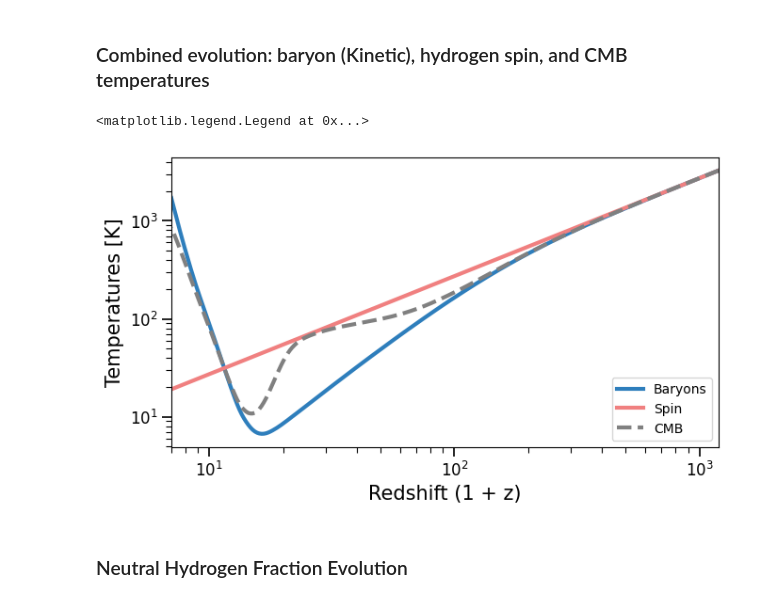
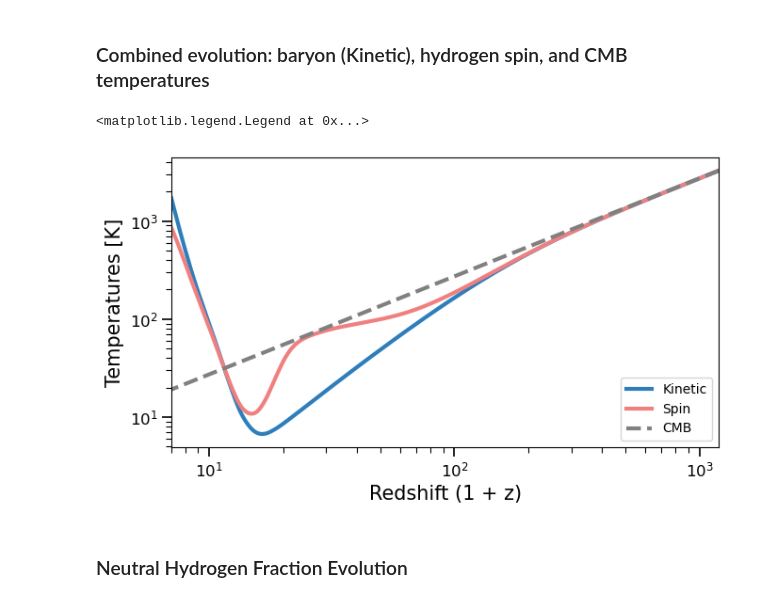
Before and after one commit to OmerZviKatz/Beyond21, a Jupyter notebook: tutorial/tutorial_lcdm.ipynb, the cells around one changed output. Saved outputs shown, nothing was run; the diff lists cells and outputs as text; code cells hidden in the pictures.

```diff
--- a/tutorial/tutorial_lcdm.ipynb
+++ b/tutorial/tutorial_lcdm.ipynb
@@ -162,23 +162,23 @@ fig,ax = GlobalObj.plot_T21()
 ### Combined evolution: baryon (Kinetic), hydrogen spin, and CMB temperatures
 # %%
 # Baryon Temperature Plotting function
-plot_kwargs = {'label' : 'Baryons'}
+plot_kwargs = {'label' : 'Kinetic'}
 fig,ax = GlobalObj.plot_Tbaryon(**plot_kwargs)
 
 # CMB Temperature Plotting function - Plot on the same axis
 plot_kwargs = {'label' : 'Spin', 'color' : 'lightcoral'}
-GlobalObj.plot_TCMB(axis = ax, **plot_kwargs)
+GlobalObj.plot_Tspin(axis = ax, **plot_kwargs)
 
 # Spin Temperature Plotting function - Plot on the same axis
 plot_kwargs = {'label' : 'CMB', 'color' : 'grey', 'linestyle' : 'dashed'}
-GlobalObj.plot_Tspin(axis = ax, **plot_kwargs)
+GlobalObj.plot_TCMB(axis = ax, **plot_kwargs)
 
 # Style axis
 ax.set_ylabel('Temperatures [K]')
 ax.legend()
 # %% [output]
 <matplotlib.legend.Legend at 0x...>
-[figure, old version]
+[figure, new version]
 # %% [markdown]
 ### Neutral Hydrogen Fraction Evolution
 # %%
```
Also changed, not shown: parts of 5 cells of this notebook, 16 other files.
